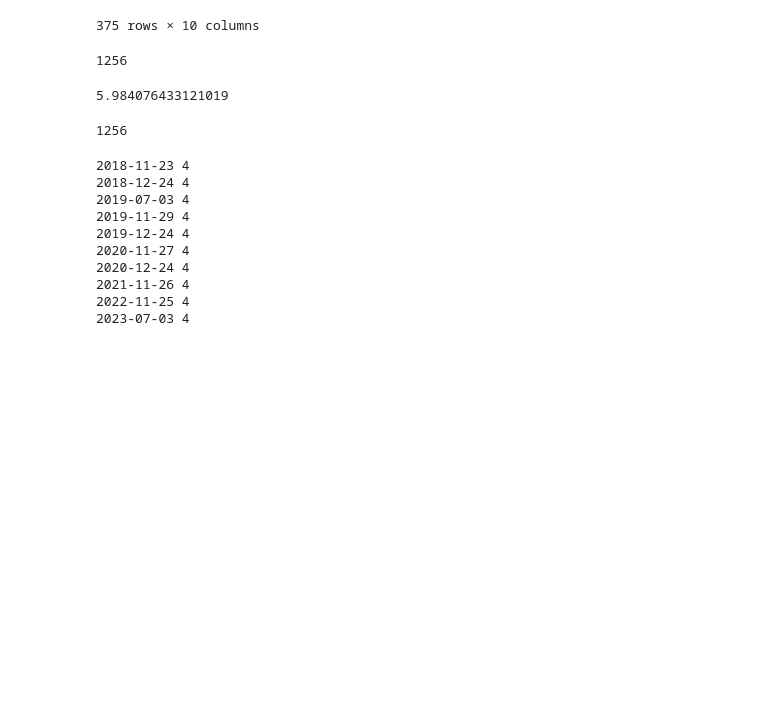
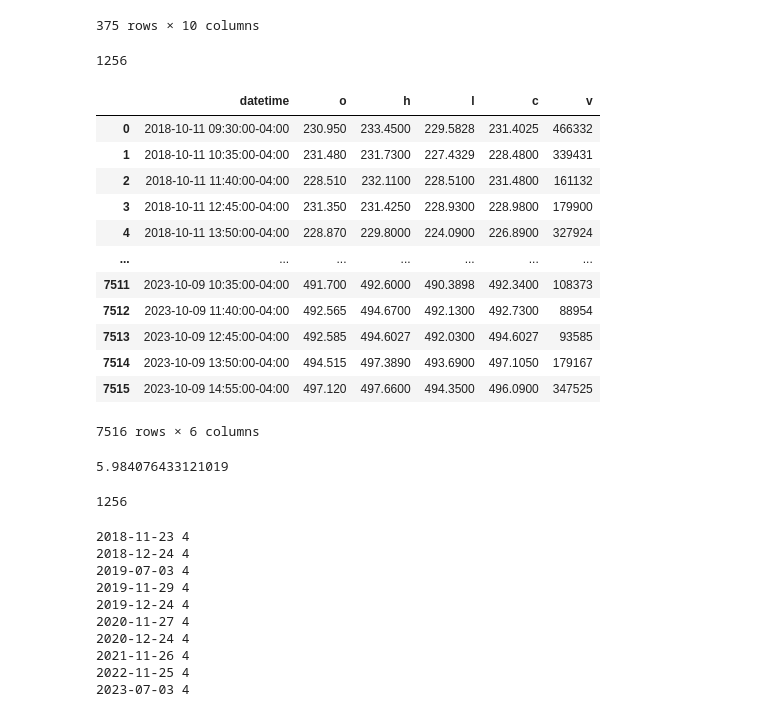
Before and after one commit to beverm2391/IDVF-Oxford-v1, a Jupyter notebook: notebooks/figuring-out-intervals-v1.ipynb, the cells around one changed output. Cells and saved outputs as stored; diff of their text form; code cells hidden in the pictures; blank space fills up the shorter version.

```diff
--- a/notebooks/figuring-out-intervals-v1.ipynb
+++ b/notebooks/figuring-out-intervals-v1.ipynb
@@ -95,6 +111,22 @@ aggs = market_hours.set_index('datetime').groupby(pd.Grouper(freq='D')).resample
 # %%
 aggs.index = aggs.index.droplevel(0)
 aggs.reset_index(inplace=True)
+# %%
+aggs
+# %% [output]
+|  | datetime | o | h | l | c | v |
+| 0 | 2018-10-11 09:30:00-04:00 | 230.950 | 233.4500 | 229.5828 | 231.4025 | 466332 |
+| 1 | 2018-10-11 10:35:00-04:00 | 231.480 | 231.7300 | 227.4329 | 228.4800 | 339431 |
+| 2 | 2018-10-11 11:40:00-04:00 | 228.510 | 232.1100 | 228.5100 | 231.4800 | 161132 |
+| 3 | 2018-10-11 12:45:00-04:00 | 231.350 | 231.4250 | 228.9300 | 228.9800 | 179900 |
+| 4 | 2018-10-11 13:50:00-04:00 | 228.870 | 229.8000 | 224.0900 | 226.8900 | 327924 |
+| ... | ... | ... | ... | ... | ... | ... |
+| 7511 | 2023-10-09 10:35:00-04:00 | 491.700 | 492.6000 | 490.3898 | 492.3400 | 108373 |
+| 7512 | 2023-10-09 11:40:00-04:00 | 492.565 | 494.6700 | 492.1300 | 492.7300 | 88954 |
+| 7513 | 2023-10-09 12:45:00-04:00 | 492.585 | 494.6027 | 492.0300 | 494.6027 | 93585 |
+| 7514 | 2023-10-09 13:50:00-04:00 | 494.515 | 497.3890 | 493.6900 | 497.1050 | 179167 |
+| 7515 | 2023-10-09 14:55:00-04:00 | 497.120 | 497.6600 | 494.3500 | 496.0900 | 347525 |
+7516 rows × 6 columns
 # %%
 len(aggs) / 1256
 # %% [output]
```
Also changed, not shown: parts of 1 cell of this notebook, 2 other files.
